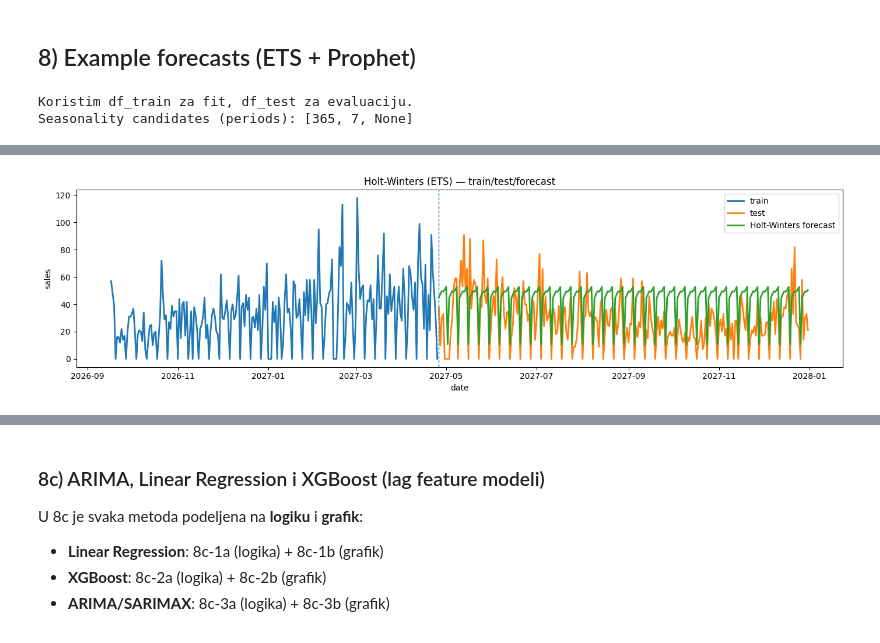
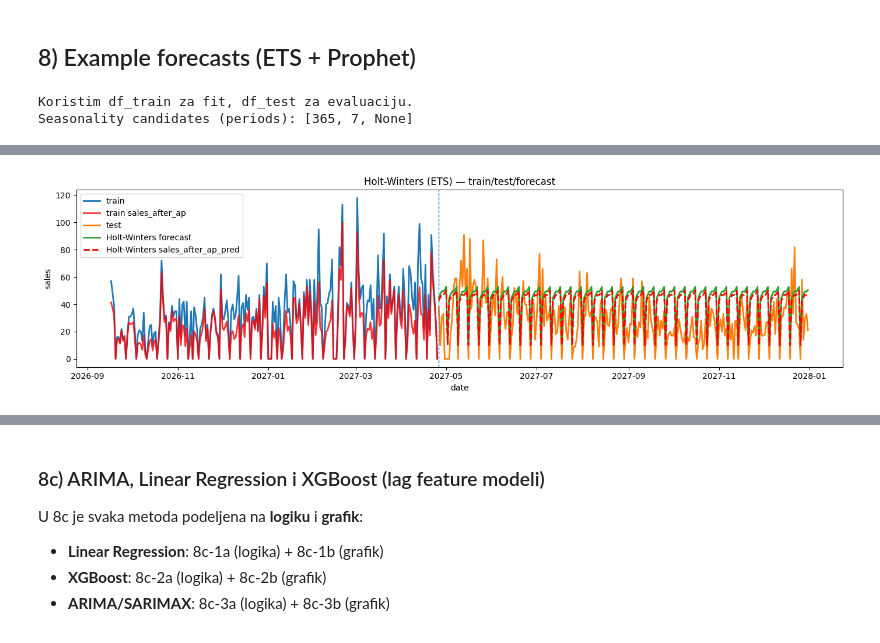
Before and after one commit to AndrijaLazic/Time-Series-Forecasting, a Jupyter notebook: python-roi/main_v2.ipynb, the cells around one changed output, grey strips where cells are left out. Cells and saved outputs as stored; diff of their text form; code cells hidden in the pictures.

```diff
--- a/python-roi/main_v2.ipynb
+++ b/python-roi/main_v2.ipynb
@@ -261,6 +280,8 @@ generate_daily_sales(trend="up", seasonality="monthly+yearly", periods=30, weekl
 # %%
 TRENDS = ["flat", "up", "down"]
 SEASONALITIES = ["none", "monthly", "yearly", "monthly+yearly"]
+
+SAVINGS_DIFF = 0.50  # max savings share in [0.05, 0.5]
 
 scenarios = {}
 for tr in TRENDS:
@@ -280,6 +301,7 @@ for tr in TRENDS:
             spike_prob=0.02,
             overdispersion_k=10.0,
             weekly_batch_input=False,
+            savings_diff=SAVINGS_DIFF,
         )
 
 # Single "bad user input" scenario: weekly batch entry at end of week
@@ -298,6 +320,7 @@ scenarios["bad_user_input"] = generate_daily_sales(
     overdispersion_k=10.0,
     weekly_batch_input=True,
     weekly_batch_last_k_days=3,   # entry day among last 3 days of week (not necessarily Friday)
+    savings_diff=SAVINGS_DIFF,
 )
 
 list(scenarios.keys())[:], len(scenarios)
@@ -1107,6 +1140,15 @@ _train["sales"] = pd.to_numeric(_train["sales"], errors="coerce").fillna(0.0).cl
 if _test is not None:
     _test = _test.sort_index().asfreq("D")
     _test["sales"] = pd.to_numeric(_test["sales"], errors="coerce").fillna(0.0).clip(lower=0.0)
+
+# Optional AP target for second forecast (prefer savings_diff, fallback savings_rate)
+savings_target_col = "savings_diff" if "savings_diff" in _train.columns else ("savings_rate" if "savings_rate" in _train.columns else None)
+if savings_target_col is not None:
+    _train[savings_target_col] = pd.to_numeric(_train[savings_target_col], errors="coerce").fillna(0.0).clip(lower=0.05, upper=0.5)
+    if _test is not None and savings_target_col in _test.columns:
+        _test[savings_target_col] = pd.to_numeric(_test[savings_target_col], errors="coerce").fillna(0.0).clip(lower=0.05, upper=0.5)
+else:
+    print("[INFO] Nema kolone 'savings_diff' (ni 'savings_rate'); AP prognoza ce biti preskocena.")
 
 # -----------------------------
 # 1) Kandidati za seasonality (iz Step 6) + fallback
@@ -1219,26 +1261,92 @@ if best_metrics is not None:
     print("HW metrics:", best_metrics)
 
 # -----------------------------
-# 4) Export globals (za Section 9)
+# 4) Secondary forecast: savings_diff -> AP-adjusted predicted series
+# -----------------------------
+holt_winters_ap_pred = pd.DataFrame(index=best_fc.index)
+holt_winters_ap_pred["sales_pred"] = best_fc.astype(float).clip(lower=0.0)
+
+savings_diff_fc = None
+if savings_target_col is not None:
+    y_train_sd = _train[savings_target_col].astype(float)
+    y_test_sd = _test[savings_target_col].astype(float) if (_test is not None and savings_target_col in _test.columns) else None
+    _sd_nonzero = y_train_sd[y_train_sd > 0]
+    savings_floor = 0.05
+
+    sd_fc_raw = _fit_hw(y_train_sd, HORIZON_DAYS, best)
+    if sd_fc_raw is None:
+        sd_fc_raw = _fit_hw(y_train_sd, HORIZON_DAYS, None)
+
+    if sd_fc_raw is not None:
+        if _test is not None:
+            savings_diff_fc = pd.Series(np.asarray(sd_fc_raw, dtype=float), index=_test.index, name="savings_diff_pred").clip(lower=savings_floor, upper=0.5)
+        else:
+            savings_diff_fc = pd.Series(np.asarray(sd_fc_raw, dtype=float), index=best_fc.index, name="savings_diff_pred").clip(lower=savings_floor, upper=0.5)
+
+        holt_winters_ap_pred["savings_diff_pred"] = savings_diff_fc
+        holt_winters_ap_pred["savings_pred"] = holt_winters_ap_pred["sales_pred"] * holt_winters_ap_pred["savings_diff_pred"]
+        holt_winters_ap_pred["sales_after_ap_pred"] = holt_winters_ap_pred["sales_pred"] - holt_winters_ap_pred["savings_pred"]
+        # Alias for requested naming
+        holt_winters_ap_pred["savings_after_ap_pred"] = holt_winters_ap_pred["sales_after_ap_pred"]
+
+        if y_test_sd is not None:
+            print("HW savings_diff metrics:", _metrics(y_test_sd.loc[savings_diff_fc.index].values, savings_diff_fc.values))
+    else:
+        print("[WARN] HW nije uspeo da fituje savings target; AP kolone postavljene na NaN.")
+        holt_winters_ap_pred["savings_diff_pred"] = np.nan
+        holt_winters_ap_pred["savings_pred"] = np.nan
+        holt_winters_ap_pred["sales_after_ap_pred"] = np.nan
+        holt_winters_ap_pred["savings_after_ap_pred"] = np.nan
+else:
+    holt_winters_ap_pred["savings_diff_pred"] = np.nan
+    holt_winters_ap_pred["savings_pred"] = np.nan
+    holt_winters_ap_pred["sales_after_ap_pred"] = np.nan
+    holt_winters_ap_pred["savings_after_ap_pred"] = np.nan
+
+print("HW AP forecast preview:")
+print(holt_winters_ap_pred.head())
+
+# -----------------------------
+# 5) Export globals (za Section 9)
 # -----------------------------
 holt_winters_fc = best_fc
+ets_ap_pred = holt_winters_ap_pred
 # Backward-compat: Section 9 je ranije citao ets_fc
 ets_fc = holt_winters_fc
 
 # -----------------------------
-# 5) Plot
+# 6) Plot
 # -----------------------------
 VIEW_LAST_N = 220
 train_view_start = _train.index.max() - pd.Timedelta(days=VIEW_LAST_N)
 
 plt.figure(figsize=(14, 4))
 plt.plot(_train.loc[train_view_start:].index, _train.loc[train_view_start:, "sales"].values, label="train", linewidth=2)
+if "sales_after_ap" in _train.columns:
+    _train_sales_after_ap = pd.to_numeric(_train["sales_after_ap"], errors="coerce").fillna(0.0).clip(lower=0.0)
+    plt.plot(
+        _train.loc[train_view_start:].index,
+        _train_sales_after_ap.loc[train_view_start:].values,
+        label="train sales_after_ap",
+        color="red",
+        linewidth=2,
+        alpha=0.8,
+    )
 
 if _test is not None:
     plt.plot(_test.index, _test["sales"].values, label="test", linewidth=2)
     plt.axvline(_test.index.min(), linestyle="--", linewidth=1)
 
 plt.plot(holt_winters_fc.index, holt_winters_fc.values, label="Holt-Winters forecast", linewidth=2)
+if "sales_after_ap_pred" in holt_winters_ap_pred.columns:
+    plt.plot(
+        holt_winters_ap_pred.index,
+        holt_winters_ap_pred["sales_after_ap_pred"].values,
+        label="Holt-Winters sales_after_ap_pred",
+        linewidth=2,
+        color="red",
+        linestyle="--",
+    )
 plt.title("Holt-Winters (ETS) — train/test/forecast")
 plt.xlabel("date")
 plt.ylabel("sales")
@@ -1253,4 +1378,4 @@ HW metrics: {'MAE': 19.31874969435956, 'RMSE': 22.20577265976725, 'MAPE%': 308.8
-[figure, old version]
+[figure, new version]
 # %%
 # 8b) Prophet — enable ALL "good" seasonalities from Step 6 (can be multiple)
 
```
Also changed, not shown: parts of 10 cells of this notebook.
